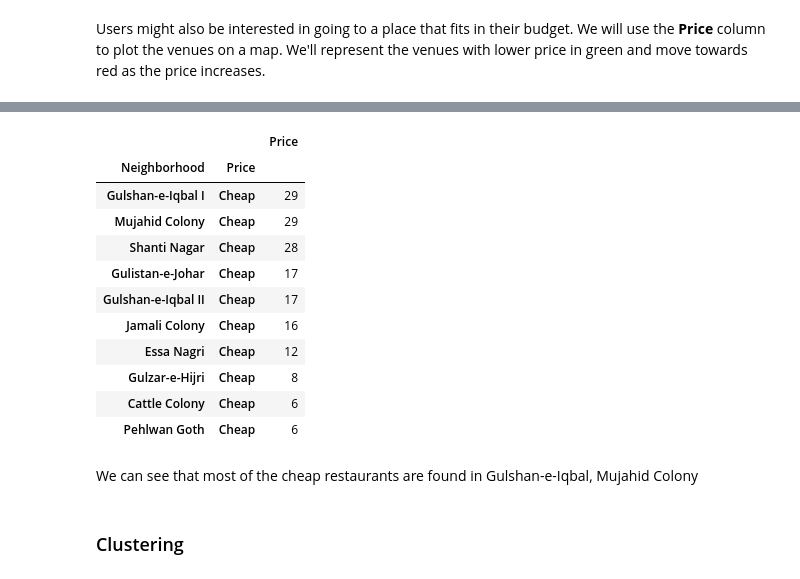
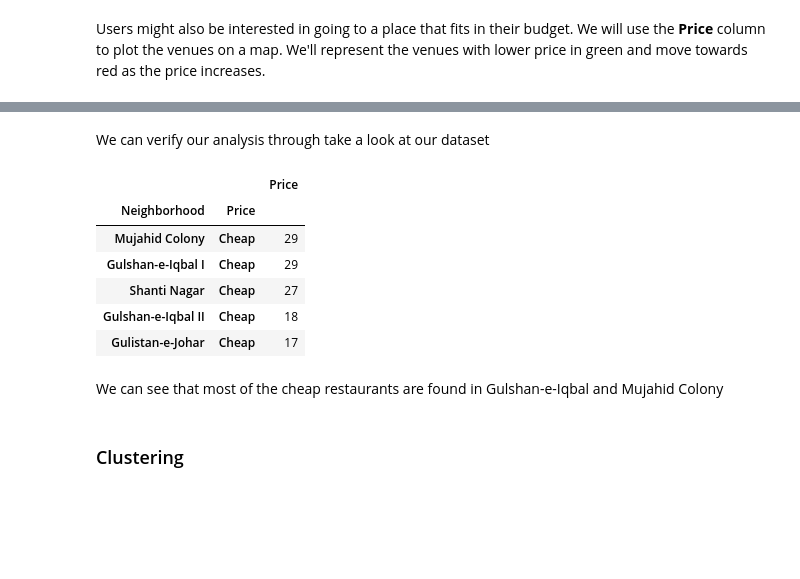
Before and after one commit to aitezazakhtar/ExploringVenues-in-KarachiNeighborhood, a Jupyter notebook: explore-karachi-neighborhood.ipynb, the cells around one changed output, grey strips where cells are left out. Drawn from its saved outputs; the diff is of its cells as text; code cells hidden in the pictures; blank space fills up the shorter version.

```diff
--- a/explore-karachi-neighborhood.ipynb
+++ b/explore-karachi-neighborhood.ipynb
@@ -625,4 +322,4 @@ selected_venues.shape
 # %%
-selected_venues.sort_values(by="Ratings",ascending=False,inplace=True)
+selected_venues = selected_venues.sort_values(by="Ratings",ascending=False)
 selected_venues.head()
 # %% [output]
@@ -812,23 +486,20 @@ for name, lat, lng, price in zip(khi_merged_dum["Venue"],khi_merged_dum["Venue L
 map_khi
 # %% [output]
 [interactive output not drawn]
+# %% [markdown]
+We can verify our analysis through take a look at our dataset
 # %%
-khi_merged[khi_merged["Price"] == "Cheap"].groupby('Neighborhood')["Price"].value_counts().sort_values(ascending=False).to_frame().head(10)
+khi_merged[khi_merged["Price"] == "Cheap"].groupby('Neighborhood')["Price"].value_counts().sort_values(ascending=False).to_frame().head(5)
 # %% [output]
 |  |  | Price |
 | Neighborhood | Price |  |
+| Mujahid Colony | Cheap | 29 |
 | Gulshan-e-Iqbal I | Cheap | 29 |
-| Mujahid Colony | Cheap | 29 |
-| Shanti Nagar | Cheap | 28 |
+| Shanti Nagar | Cheap | 27 |
+| Gulshan-e-Iqbal II | Cheap | 18 |
 | Gulistan-e-Johar | Cheap | 17 |
-| Gulshan-e-Iqbal II | Cheap | 17 |
-| Jamali Colony | Cheap | 16 |
-| Essa Nagri | Cheap | 12 |
-| Gulzar-e-Hijri | Cheap | 8 |
-| Cattle Colony | Cheap | 6 |
-| Pehlwan Goth | Cheap | 6 |
 # %% [markdown]
-We can see that most of the cheap restaurants are found in Gulshan-e-Iqbal, Mujahid Colony
+We can see that most of the cheap restaurants are found in Gulshan-e-Iqbal and Mujahid Colony
 # %% [markdown]
 ### Clustering
 # %% [markdown]
```
Also changed, not shown: parts of 98 cells of this notebook.
